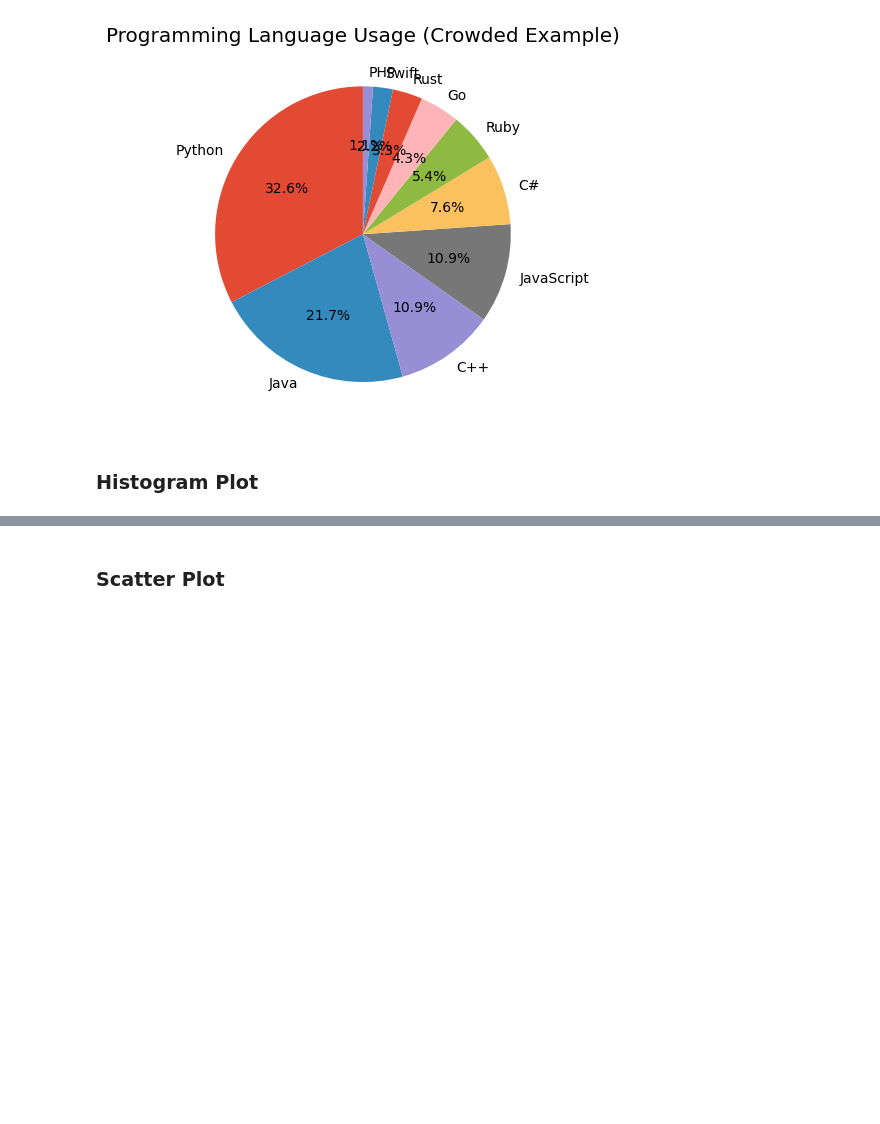
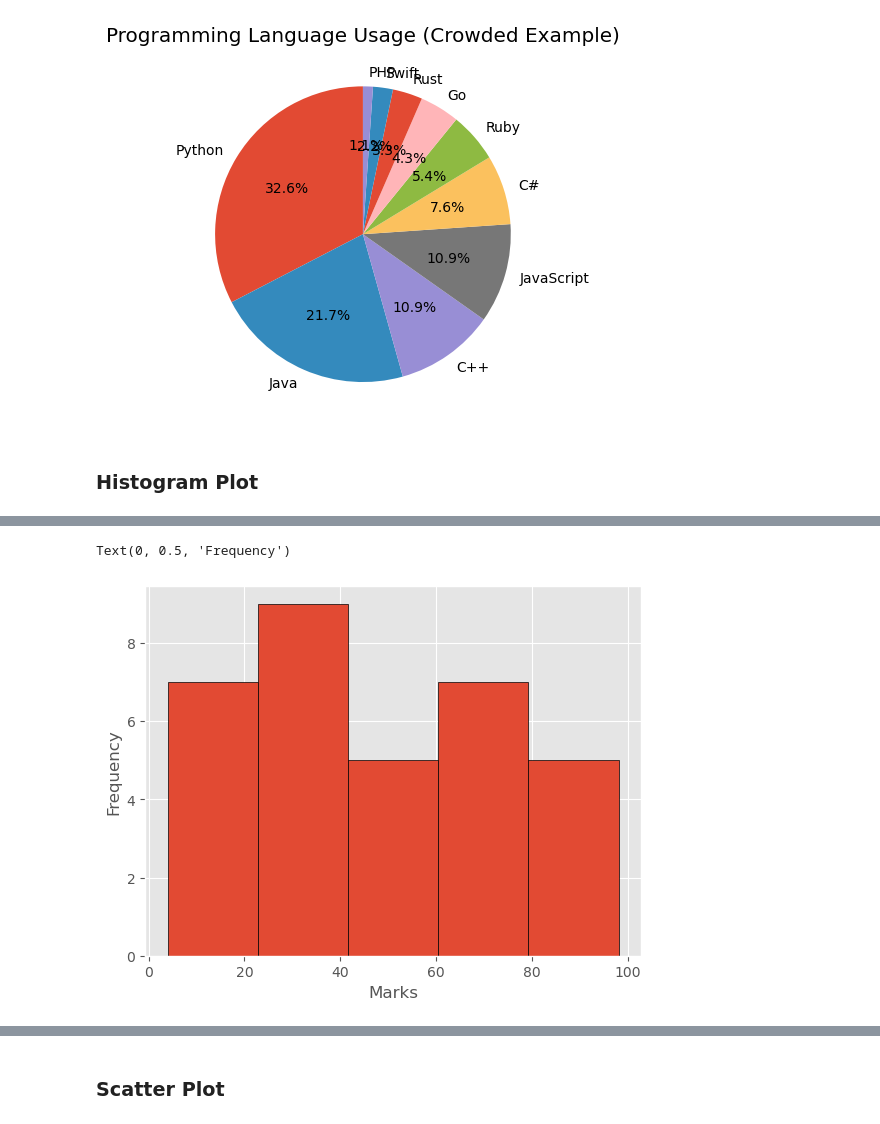
Before and after one commit to jatinvish-01/Maplotlib-Jupyter, a Jupyter notebook: plotting, bars, charts and histogram.ipynb, the cells around one changed output, grey strips where cells are left out. Drawn from its saved outputs; the diff is of its cells as text; code cells hidden in the pictures; blank space fills up the shorter version.

```diff
--- a/plotting, bars, charts and histogram.ipynb
+++ b/plotting, bars, charts and histogram.ipynb
@@ -211,0 +212,13 @@ plt.show()
+# %%
+import matplotlib.pyplot as plt
+
+data = [54,65,45,34,54,23,21,12,
+        89,65,67,32,36,76,90,5,
+        65,32,44,89,65,34,21,34,
+        34,67,98,23,59,80,5,4,11]
+plt.hist(data, bins=5, edgecolor="black")
+plt.xlabel("Marks")
+plt.ylabel("Frequency")
+# %% [output]
+Text(0, 0.5, 'Frequency')
+[figure, added]
```
Also changed, not shown: parts of 9 cells of this notebook.
